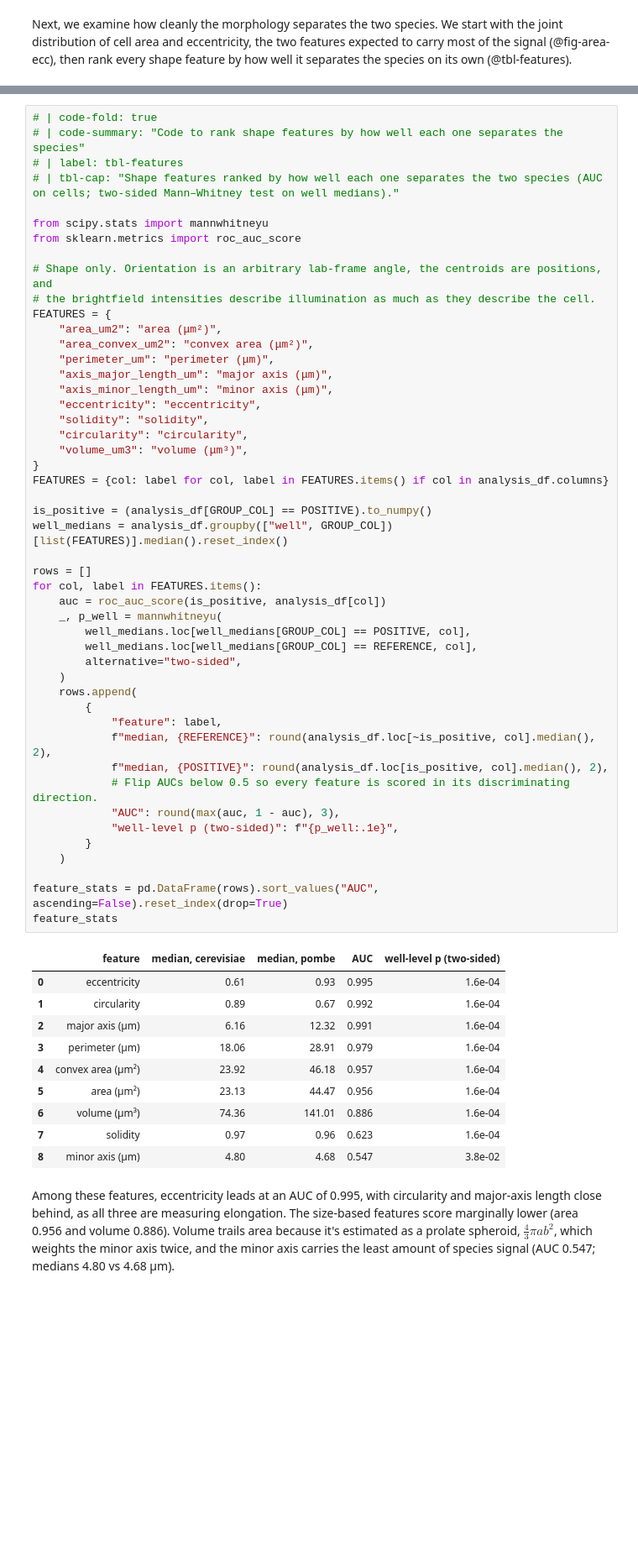
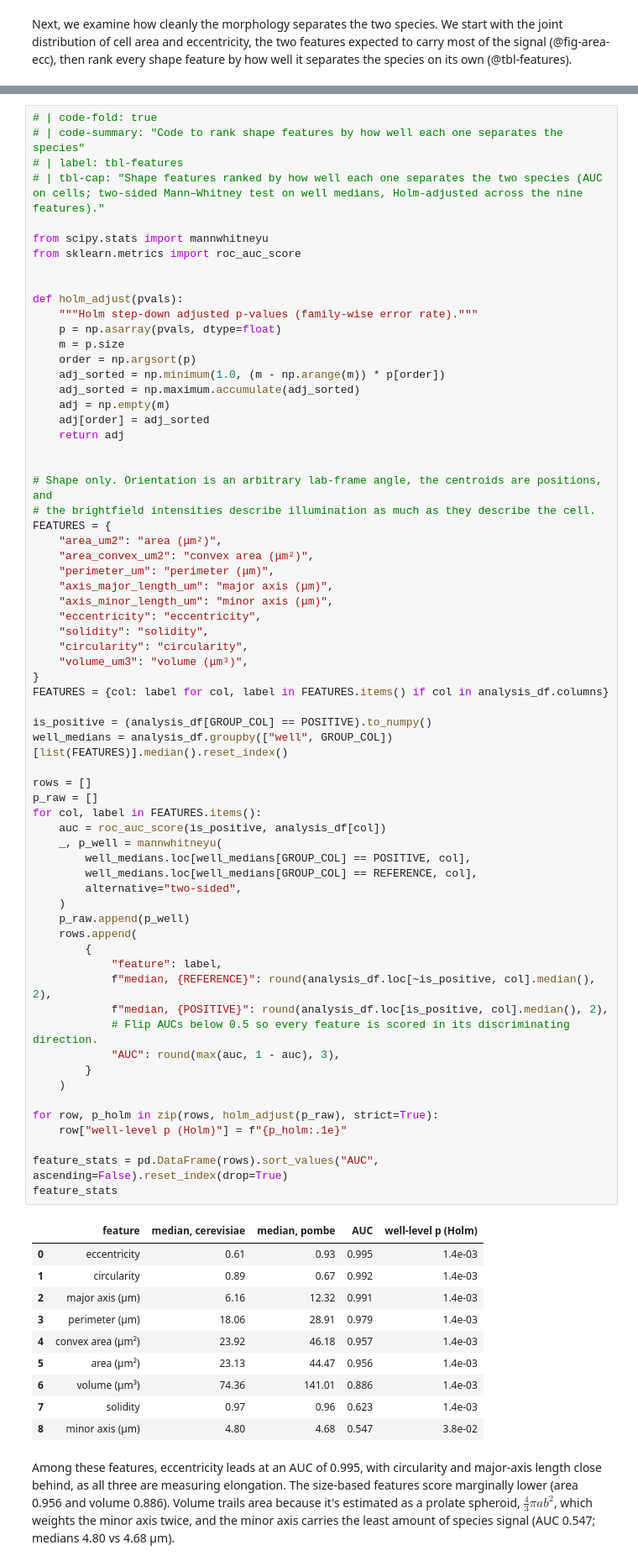
Before and after one commit to Arcadia-Science/cloud-scaled-cell-phenotyping, a Jupyter notebook: index.ipynb, the cells around one changed output, grey strips where cells are left out. Shown at 84% size. Saved outputs shown, nothing was run; the diff lists cells and outputs as text; blank space fills up the shorter version.

```diff
--- a/index.ipynb
+++ b/index.ipynb
@@ -550,10 +550,23 @@ Area and eccentricity are two of the nine shape features the pipeline reports; t
 # | code-fold: true
 # | code-summary: "Code to rank shape features by how well each one separates the species"
 # | label: tbl-features
-# | tbl-cap: "Shape features ranked by how well each one separates the two species (AUC on cells; two-sided Mann–Whitney test on well medians)."
+# | tbl-cap: "Shape features ranked by how well each one separates the two species (AUC on cells; two-sided Mann–Whitney test on well medians, Holm-adjusted across the nine features)."
 
 from scipy.stats import mannwhitneyu
 from sklearn.metrics import roc_auc_score
+
+
+def holm_adjust(pvals):
+    """Holm step-down adjusted p-values (family-wise error rate)."""
+    p = np.asarray(pvals, dtype=float)
+    m = p.size
+    order = np.argsort(p)
+    adj_sorted = np.minimum(1.0, (m - np.arange(m)) * p[order])
+    adj_sorted = np.maximum.accumulate(adj_sorted)
+    adj = np.empty(m)
+    adj[order] = adj_sorted
+    return adj
+
 
 # Shape only. Orientation is an arbitrary lab-frame angle, the centroids are positions, and
 # the brightfield intensities describe illumination as much as they describe the cell.
@@ -567,43 +580,47 @@ FEATURES = {
     "solidity": "solidity",
     "circularity": "circularity",
     "volume_um3": "volume (μm³)",
 }
 FEATURES = {col: label for col, label in FEATURES.items() if col in analysis_df.columns}
 
 is_positive = (analysis_df[GROUP_COL] == POSITIVE).to_numpy()
 well_medians = analysis_df.groupby(["well", GROUP_COL])[list(FEATURES)].median().reset_index()
 
 rows = []
+p_raw = []
 for col, label in FEATURES.items():
     auc = roc_auc_score(is_positive, analysis_df[col])
     _, p_well = mannwhitneyu(
         well_medians.loc[well_medians[GROUP_COL] == POSITIVE, col],
         well_medians.loc[well_medians[GROUP_COL] == REFERENCE, col],
         alternative="two-sided",
     )
+    p_raw.append(p_well)
     rows.append(
         {
             "feature": label,
             f"median, {REFERENCE}": round(analysis_df.loc[~is_positive, col].median(), 2),
             f"median, {POSITIVE}": round(analysis_df.loc[is_positive, col].median(), 2),
             # Flip AUCs below 0.5 so every feature is scored in its discriminating direction.
             "AUC": round(max(auc, 1 - auc), 3),
-            "well-level p (two-sided)": f"{p_well:.1e}",
         }
     )
 
+for row, p_holm in zip(rows, holm_adjust(p_raw), strict=True):
+    row["well-level p (Holm)"] = f"{p_holm:.1e}"
+
 feature_stats = pd.DataFrame(rows).sort_values("AUC", ascending=False).reset_index(drop=True)
 feature_stats
 # %% [output]
-|  | feature | median, cerevisiae | median, pombe | AUC | well-level p (two-sided) |
-| 0 | eccentricity | 0.61 | 0.93 | 0.995 | 1.6e-04 |
-| 1 | circularity | 0.89 | 0.67 | 0.992 | 1.6e-04 |
-| 2 | major axis (μm) | 6.16 | 12.32 | 0.991 | 1.6e-04 |
-| 3 | perimeter (μm) | 18.06 | 28.91 | 0.979 | 1.6e-04 |
-| 4 | convex area (μm²) | 23.92 | 46.18 | 0.957 | 1.6e-04 |
-| 5 | area (μm²) | 23.13 | 44.47 | 0.956 | 1.6e-04 |
-| 6 | volume (μm³) | 74.36 | 141.01 | 0.886 | 1.6e-04 |
-| 7 | solidity | 0.97 | 0.96 | 0.623 | 1.6e-04 |
+|  | feature | median, cerevisiae | median, pombe | AUC | well-level p (Holm) |
+| 0 | eccentricity | 0.61 | 0.93 | 0.995 | 1.4e-03 |
+| 1 | circularity | 0.89 | 0.67 | 0.992 | 1.4e-03 |
+| 2 | major axis (μm) | 6.16 | 12.32 | 0.991 | 1.4e-03 |
+| 3 | perimeter (μm) | 18.06 | 28.91 | 0.979 | 1.4e-03 |
+| 4 | convex area (μm²) | 23.92 | 46.18 | 0.957 | 1.4e-03 |
+| 5 | area (μm²) | 23.13 | 44.47 | 0.956 | 1.4e-03 |
+| 6 | volume (μm³) | 74.36 | 141.01 | 0.886 | 1.4e-03 |
+| 7 | solidity | 0.97 | 0.96 | 0.623 | 1.4e-03 |
 | 8 | minor axis (μm) | 4.80 | 4.68 | 0.547 | 3.8e-02 |
 # %% [markdown]
 Among these features, eccentricity leads at an AUC of 0.995, with circularity and major-axis length close behind, as all three are measuring elongation. The size-based features score marginally lower (area 0.956 and volume 0.886). Volume trails area because it's estimated as a prolate spheroid, $\frac{4}{3} \pi a b^2$, which weights the minor axis twice, and the minor axis carries the least amount of species signal (AUC 0.547; medians 4.80 vs 4.68 μm).
```
Also changed, not shown: parts of 1 cell of this notebook.
